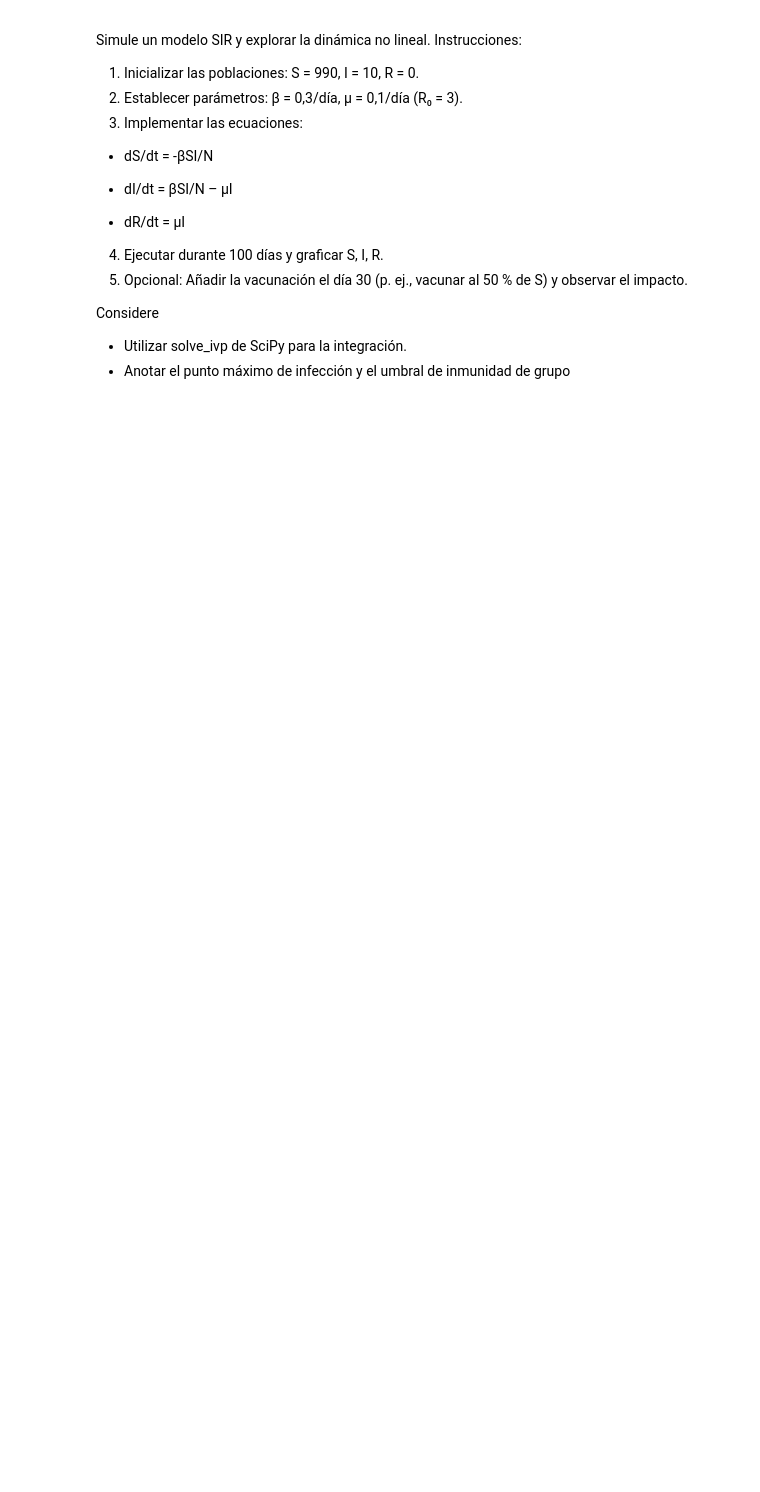
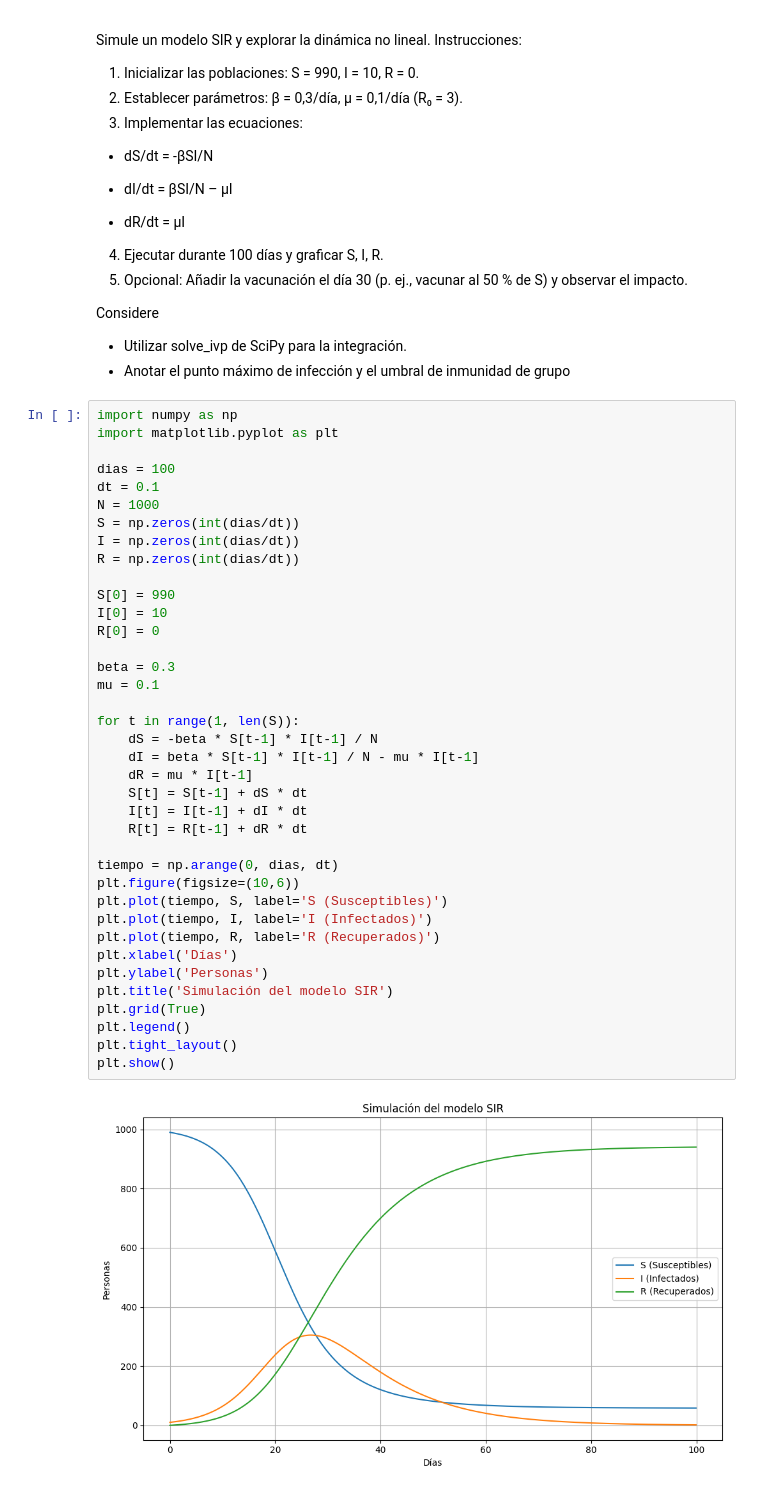
Before and after one commit to nancygmm/Lab2-Modsim, a Jupyter notebook: lab2.ipynb, the cells around one changed output. Saved outputs shown, nothing was run; the diff lists cells and outputs as text; blank space fills up the shorter version.

```diff
--- a/lab2.ipynb
+++ b/lab2.ipynb
@@ -141,3 +141,43 @@ Considere
 
 - Utilizar solve_ivp de SciPy para la integración.
 - Anotar el punto máximo de infección y el umbral de inmunidad de grupo
+# %%
+import numpy as np
+import matplotlib.pyplot as plt
+
+dias = 100
+dt = 0.1
+N = 1000
+S = np.zeros(int(dias/dt))
+I = np.zeros(int(dias/dt))
+R = np.zeros(int(dias/dt))
+
+S[0] = 990
+I[0] = 10
+R[0] = 0
+
+beta = 0.3
+mu = 0.1
+
+for t in range(1, len(S)):
+    dS = -beta * S[t-1] * I[t-1] / N
+    dI = beta * S[t-1] * I[t-1] / N - mu * I[t-1]
+    dR = mu * I[t-1]
+    S[t] = S[t-1] + dS * dt
+    I[t] = I[t-1] + dI * dt
+    R[t] = R[t-1] + dR * dt
+
+tiempo = np.arange(0, dias, dt)
+plt.figure(figsize=(10,6))
+plt.plot(tiempo, S, label='S (Susceptibles)')
+plt.plot(tiempo, I, label='I (Infectados)')
+plt.plot(tiempo, R, label='R (Recuperados)')
+plt.xlabel('Días')
+plt.ylabel('Personas')
+plt.title('Simulación del modelo SIR')
+plt.grid(True)
+plt.legend()
+plt.tight_layout()
+plt.show()
+# %% [output]
+[figure, added]
```
Also changed, not shown: parts of 1 cell of this notebook.
